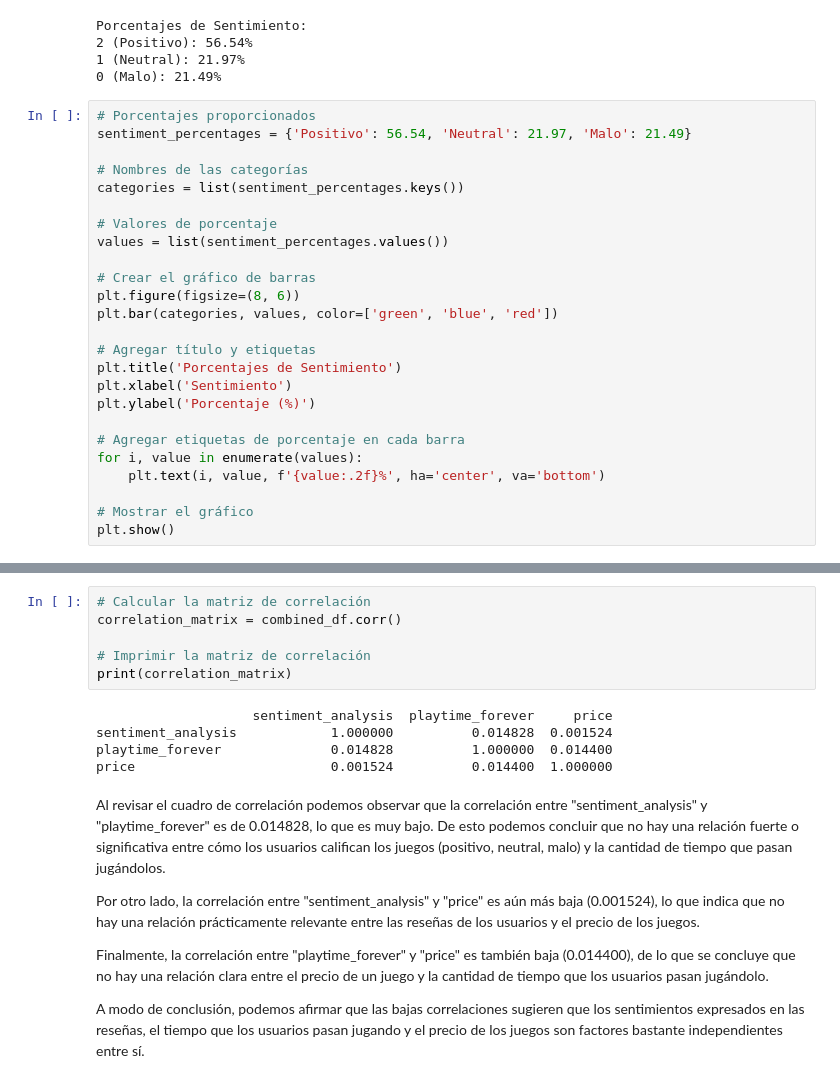
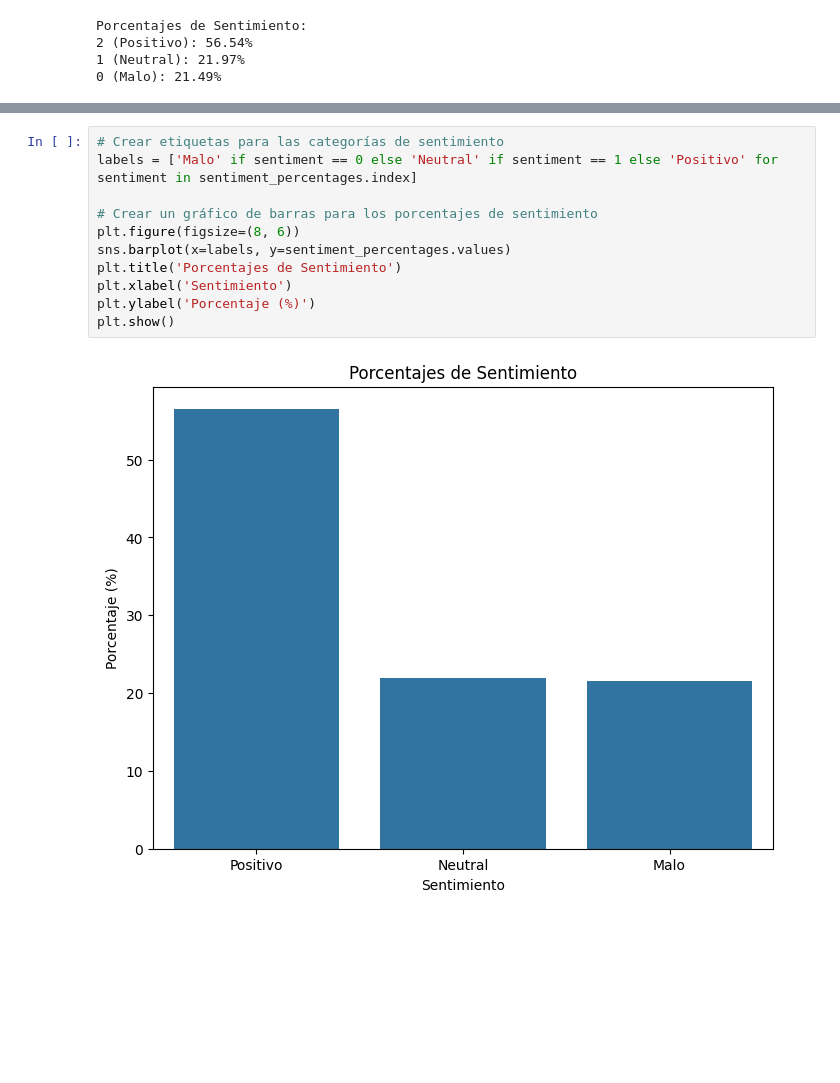
Before and after one commit to NICOLAS-ANTONIO/Recomendacion_Steam, a Jupyter notebook: EDA.ipynb, the cells around one changed output, grey strips where cells are left out. Saved outputs shown, nothing was run; the diff lists cells and outputs as text; blank space fills up the shorter version.

```diff
--- a/EDA.ipynb
+++ b/EDA.ipynb
@@ -255,28 +476,3 @@ Porcentajes de Sentimiento:
 2 (Positivo): 56.54%
 1 (Neutral): 21.97%
 0 (Malo): 21.49%
-# %%
-# Porcentajes proporcionados
-sentiment_percentages = {'Positivo': 56.54, 'Neutral': 21.97, 'Malo': 21.49}
-
-# Nombres de las categorías
-categories = list(sentiment_percentages.keys())
-
-# Valores de porcentaje
-values = list(sentiment_percentages.values())
-
-# Crear el gráfico de barras
-plt.figure(figsize=(8, 6))
-plt.bar(categories, values, color=['green', 'blue', 'red'])
-
-# Agregar título y etiquetas
-plt.title('Porcentajes de Sentimiento')
-plt.xlabel('Sentimiento')
-plt.ylabel('Porcentaje (%)')
-
-# Agregar etiquetas de porcentaje en cada barra
-for i, value in enumerate(values):
-    plt.text(i, value, f'{value:.2f}%', ha='center', va='bottom')
-
-# Mostrar el gráfico
-plt.show()
@@ -300,19 +479,13 @@ combined_df = combined_df[['sentiment_analysis', 'playtime_forever', 'price']]
-# %%
-# Calcular la matriz de correlación
-correlation_matrix = combined_df.corr()
-
-# Imprimir la matriz de correlación
-print(correlation_matrix)
-# %% [output]
-                    sentiment_analysis  playtime_forever     price
-sentiment_analysis            1.000000          0.014828  0.001524
-playtime_forever              0.014828          1.000000  0.014400
-price                         0.001524          0.014400  1.000000
-# %% [markdown]
-Al revisar el cuadro de correlación podemos observar que la correlación entre "sentiment_analysis" y "playtime_forever" es de 0.014828, lo que es muy bajo. De esto podemos concluir que no hay una relación fuerte o significativa entre cómo los usuarios califican los juegos (positivo, neutral, malo) y la cantidad de tiempo que pasan jugándolos.
-
-Por otro lado, la correlación entre "sentiment_analysis" y "price" es aún más baja (0.001524), lo que indica que no hay una relación prácticamente relevante entre las reseñas de los usuarios y el precio de los juegos.
-
-Finalmente, la correlación entre "playtime_forever" y "price" es también baja (0.014400), de lo que se concluye que no hay una relación clara entre el precio de un juego y la cantidad de tiempo que los usuarios pasan jugándolo.
-
-A modo de conclusión, podemos afirmar que las bajas correlaciones sugieren que los sentimientos expresados en las reseñas, el tiempo que los usuarios pasan jugando y el precio de los juegos son factores bastante independientes entre sí.
+# %%
+# Crear etiquetas para las categorías de sentimiento
+labels = ['Malo' if sentiment == 0 else 'Neutral' if sentiment == 1 else 'Positivo' for sentiment in sentiment_percentages.index]
+
+# Crear un gráfico de barras para los porcentajes de sentimiento
+plt.figure(figsize=(8, 6))
+sns.barplot(x=labels, y=sentiment_percentages.values)
+plt.title('Porcentajes de Sentimiento')
+plt.xlabel('Sentimiento')
+plt.ylabel('Porcentaje (%)')
+plt.show()
+# %% [output]
+[figure, added]
```
Also changed, not shown: parts of 40 cells of this notebook, 3 other files.
